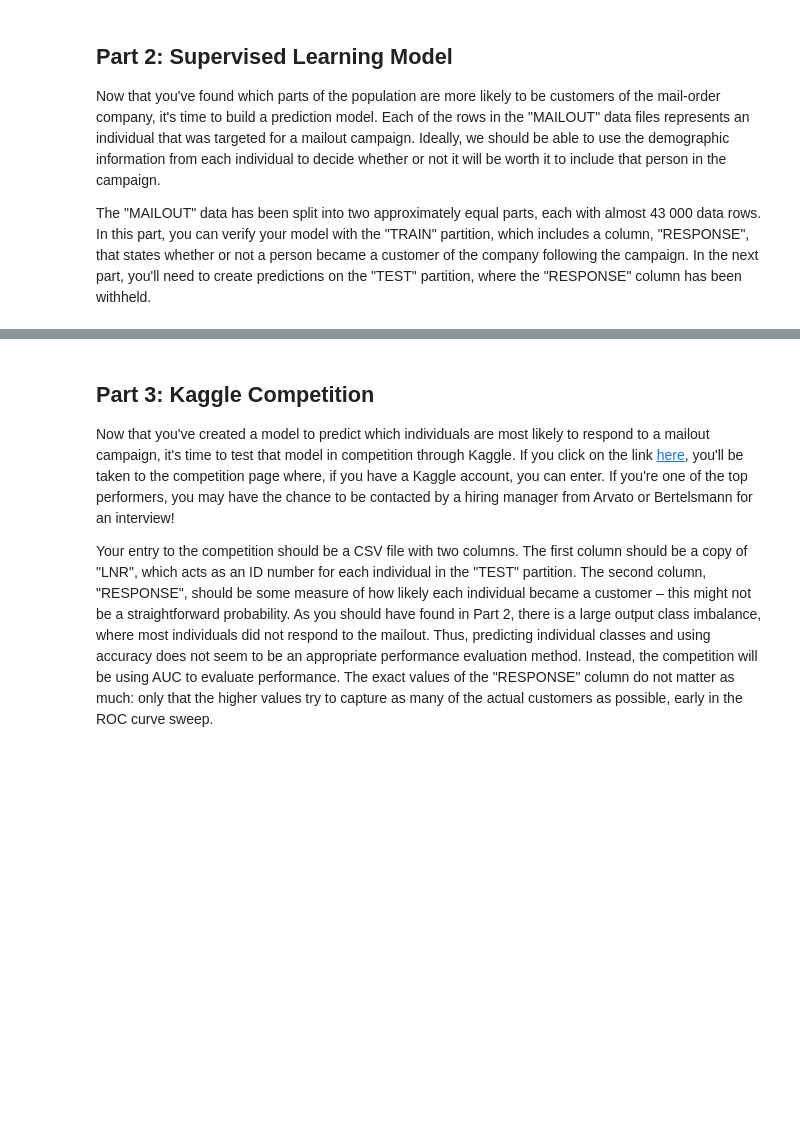
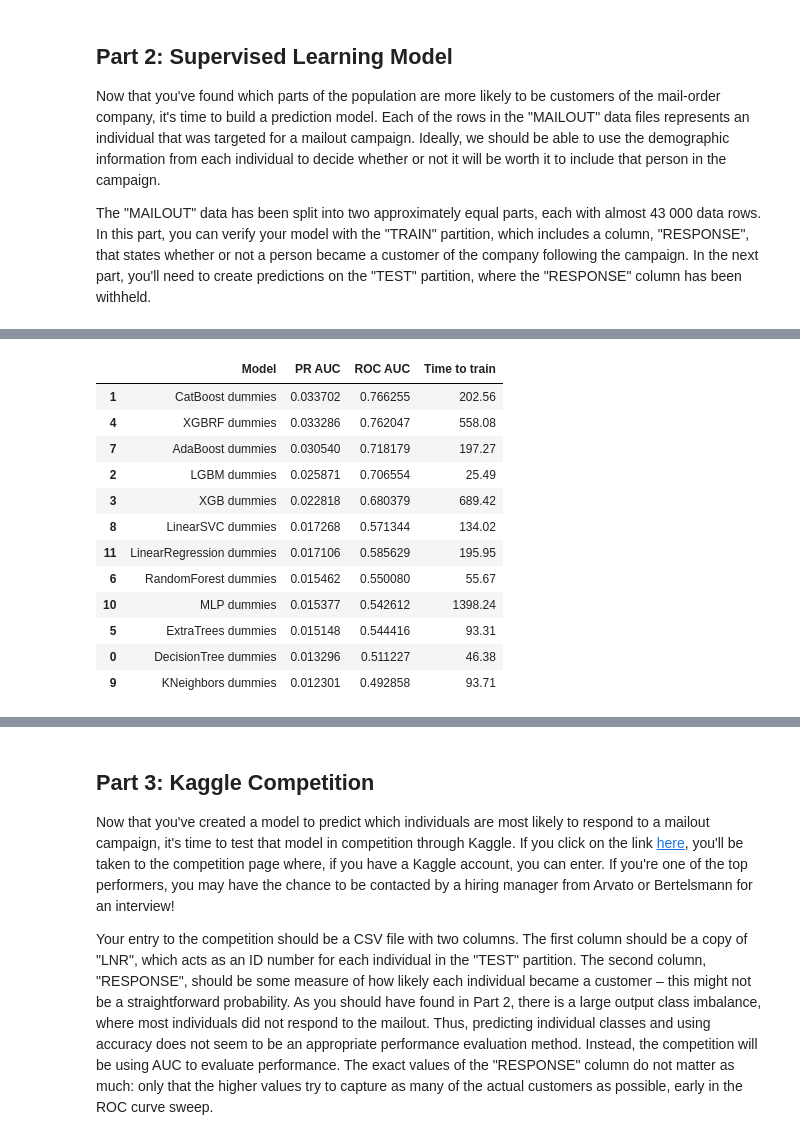
Before and after one commit to luchev/customer-segmentation-report-arvato, a Jupyter notebook: Arvato.ipynb, the cells around one changed output, grey strips where cells are left out. Cells and saved outputs as stored; diff of their text form; code cells hidden in the pictures; blank space fills up the shorter version.

```diff
--- a/Arvato.ipynb
+++ b/Arvato.ipynb
@@ -1084,0 +1128,36 @@ mailout_train[categorical_columns] = ordinal_encoder.transform(mailout_train[cat
+# %%
+# First, we'll perform a basic test of all the possible classifiers on the dummy variables dataframe
+# Here's the list of classifiers, excluding the GaussianProcess, which crashed 4 times and I commented it out
+classifiers = [
+    # ('GaussianProcess', GaussianProcessClassifier(random_state=42, n_jobs=n_jobs)), # Crashes
+    ('DecisionTree', DecisionTreeClassifier(random_state=42)),
+    ('CatBoost', CatBoostClassifier(random_state=42)),
+    ('LGBM', LGBMClassifier(random_state=42)),
+    ('XGB', XGBClassifier(random_state=42)),
+    ('XGBRF', XGBRFClassifier(random_state=42)),
+    ('ExtraTrees', ExtraTreesClassifier(random_state=42, n_jobs=n_jobs)),
+    ('RandomForest', RandomForestClassifier(random_state=42, n_jobs=n_jobs)),
+    ('AdaBoost', AdaBoostClassifier(random_state=42)),
+    ('LinearSVC', LinearSVC(random_state=42)),
+    ('KNeighbors', KNeighborsClassifier(n_jobs=n_jobs)),
+    ('LinearRegression', LinearRegression(n_jobs=n_jobs)),
+    ('MLP', MLPClassifier(random_state=42)),
+]
+
+pipelines = [ Pipeline([ classifier ]) for classifier in classifiers]
+only_classifiers_dummies_stats = test_pipelines(pipelines, mailout_train_dummy, name_suffix='dummies')
+pd.DataFrame(only_classifiers_dummies_stats, columns=['Model', 'PR AUC', 'ROC AUC', 'Time to train']).sort_values(['PR AUC', 'ROC AUC'], ascending=False)
+# %% [output]
+|  | Model | PR AUC | ROC AUC | Time to train |
+| 1 | CatBoost dummies | 0.033702 | 0.766255 | 202.56 |
+| 4 | XGBRF dummies | 0.033286 | 0.762047 | 558.08 |
+| 7 | AdaBoost dummies | 0.030540 | 0.718179 | 197.27 |
+| 2 | LGBM dummies | 0.025871 | 0.706554 | 25.49 |
+| 3 | XGB dummies | 0.022818 | 0.680379 | 689.42 |
+| 8 | LinearSVC dummies | 0.017268 | 0.571344 | 134.02 |
+| 11 | LinearRegression dummies | 0.017106 | 0.585629 | 195.95 |
+| 6 | RandomForest dummies | 0.015462 | 0.550080 | 55.67 |
+| 10 | MLP dummies | 0.015377 | 0.542612 | 1398.24 |
+| 5 | ExtraTrees dummies | 0.015148 | 0.544416 | 93.31 |
+| 0 | DecisionTree dummies | 0.013296 | 0.511227 | 46.38 |
+| 9 | KNeighbors dummies | 0.012301 | 0.492858 | 93.71 |
```
Also changed, not shown: parts of 50 cells of this notebook.
